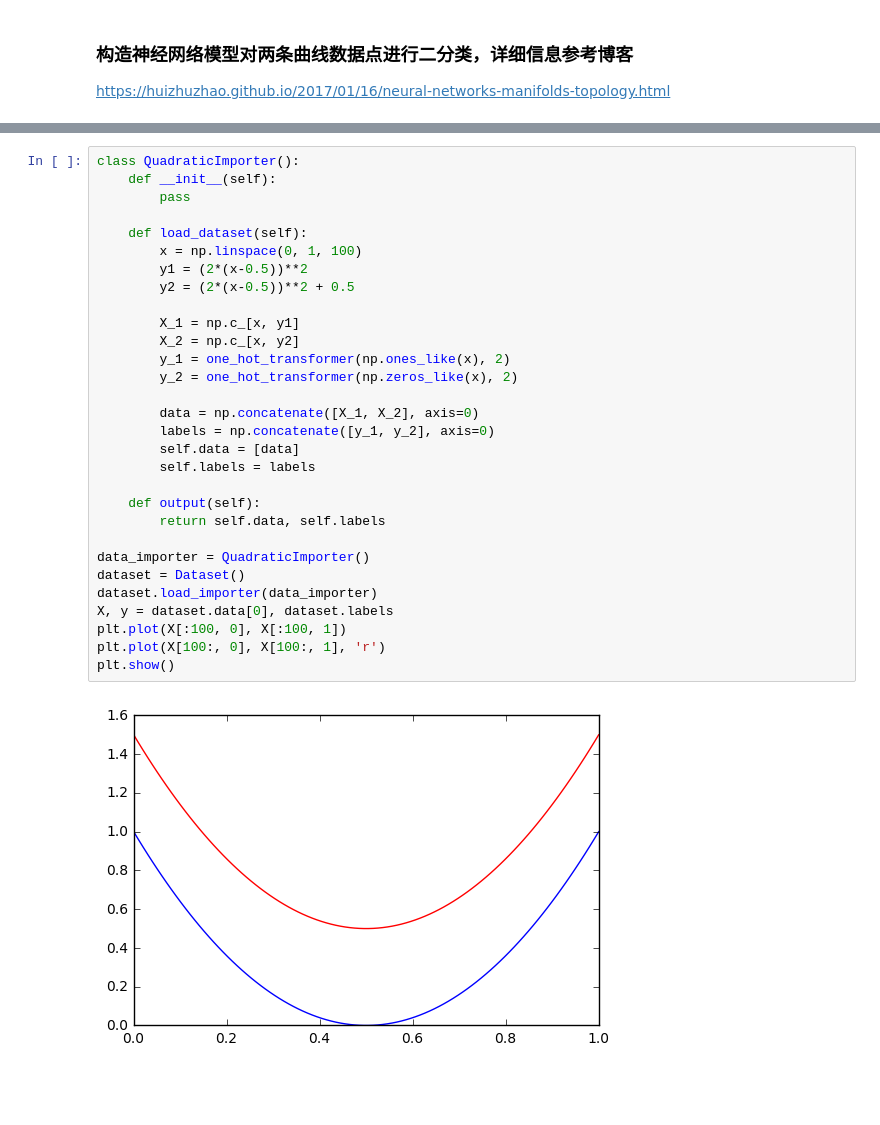
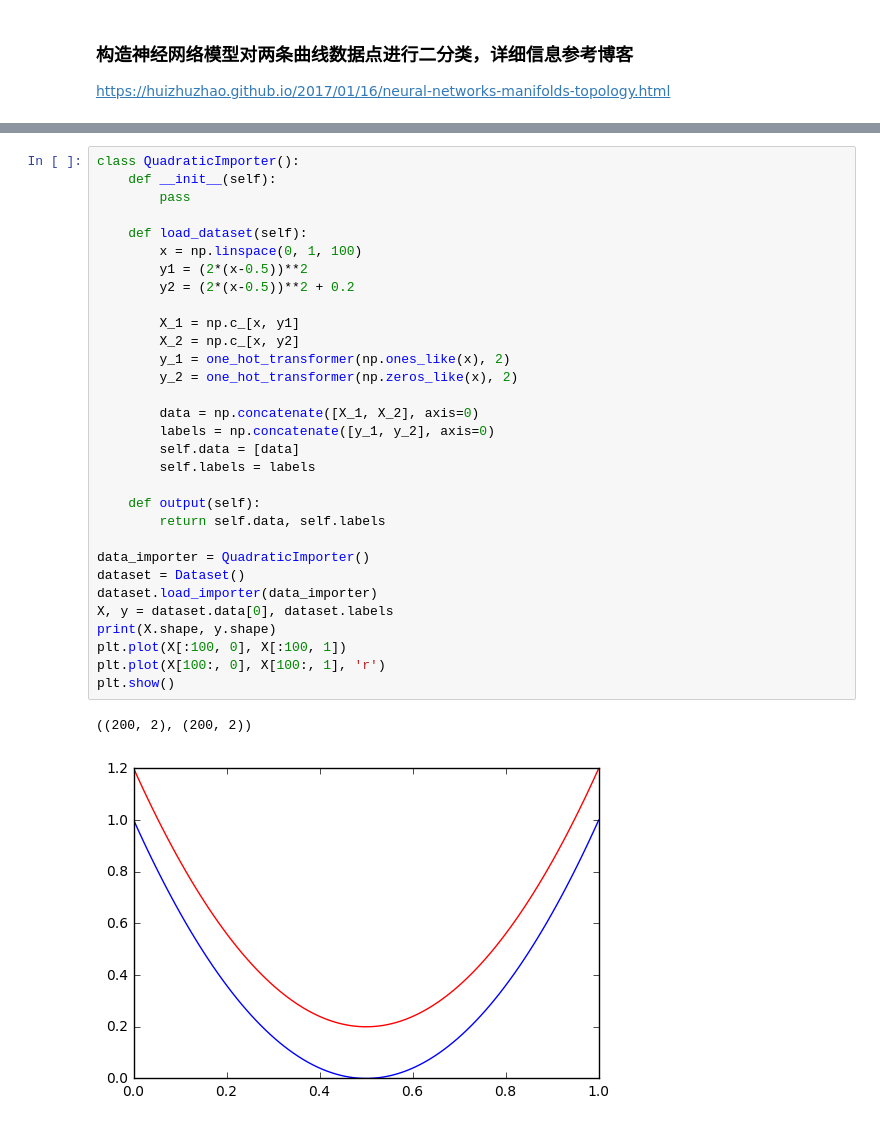
Before and after one commit to huizhuzhao/jupyter_notebook, a Jupyter notebook: jupyter_keras/examples/nn_manifold_topology.ipynb, the cells around one changed output, grey strips where cells are left out. Saved outputs shown, nothing was run; the diff lists cells and outputs as text; blank space fills up the shorter version.

```diff
--- a/jupyter_keras/examples/nn_manifold_topology.ipynb
+++ b/jupyter_keras/examples/nn_manifold_topology.ipynb
@@ -18,35 +18,37 @@ Using Theano backend.
 # %%
 class QuadraticImporter():
     def __init__(self):
         pass
 
     def load_dataset(self):
         x = np.linspace(0, 1, 100)
         y1 = (2*(x-0.5))**2
-        y2 = (2*(x-0.5))**2 + 0.5
+        y2 = (2*(x-0.5))**2 + 0.2
 
         X_1 = np.c_[x, y1]
         X_2 = np.c_[x, y2]
         y_1 = one_hot_transformer(np.ones_like(x), 2)
         y_2 = one_hot_transformer(np.zeros_like(x), 2)
 
         data = np.concatenate([X_1, X_2], axis=0)
         labels = np.concatenate([y_1, y_2], axis=0)
         self.data = [data]
         self.labels = labels
 
     def output(self):
         return self.data, self.labels
 
 data_importer = QuadraticImporter()
 dataset = Dataset()
 dataset.load_importer(data_importer)
 X, y = dataset.data[0], dataset.labels
+print(X.shape, y.shape)
 plt.plot(X[:100, 0], X[:100, 1])
 plt.plot(X[100:, 0], X[100:, 1], 'r')
 plt.show()
 # %% [output]
+((200, 2), (200, 2))
-[figure, old version]
+[figure, new version]
 # %%
 def build_model():
     model = Sequential()
```
Also changed, not shown: parts of 7 cells of this notebook.
